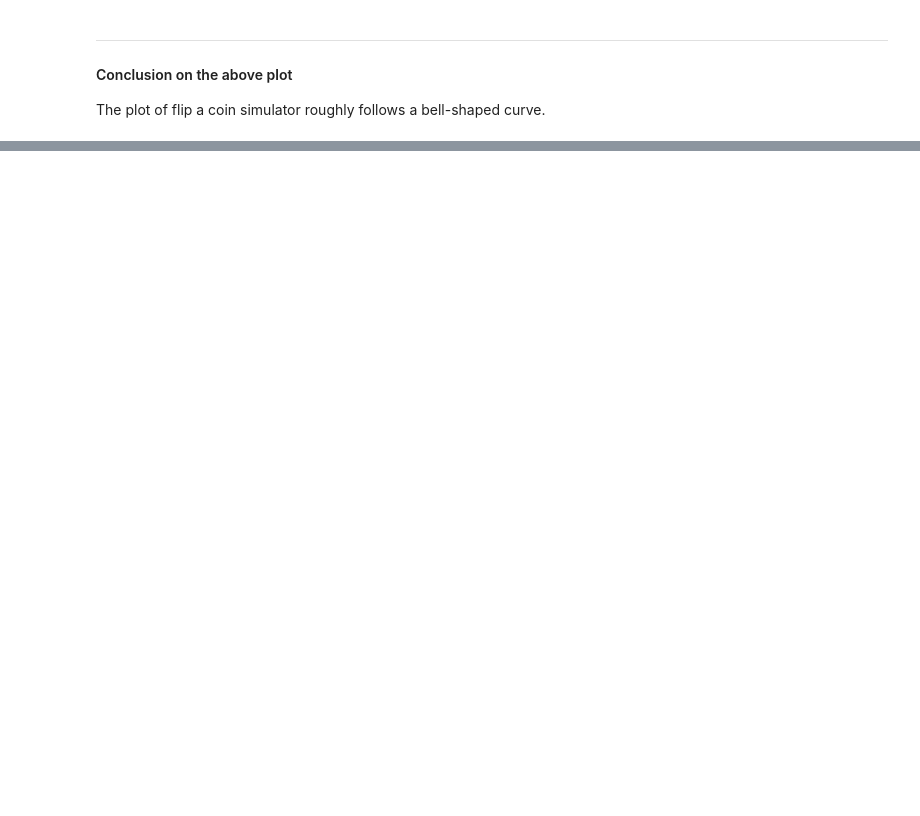
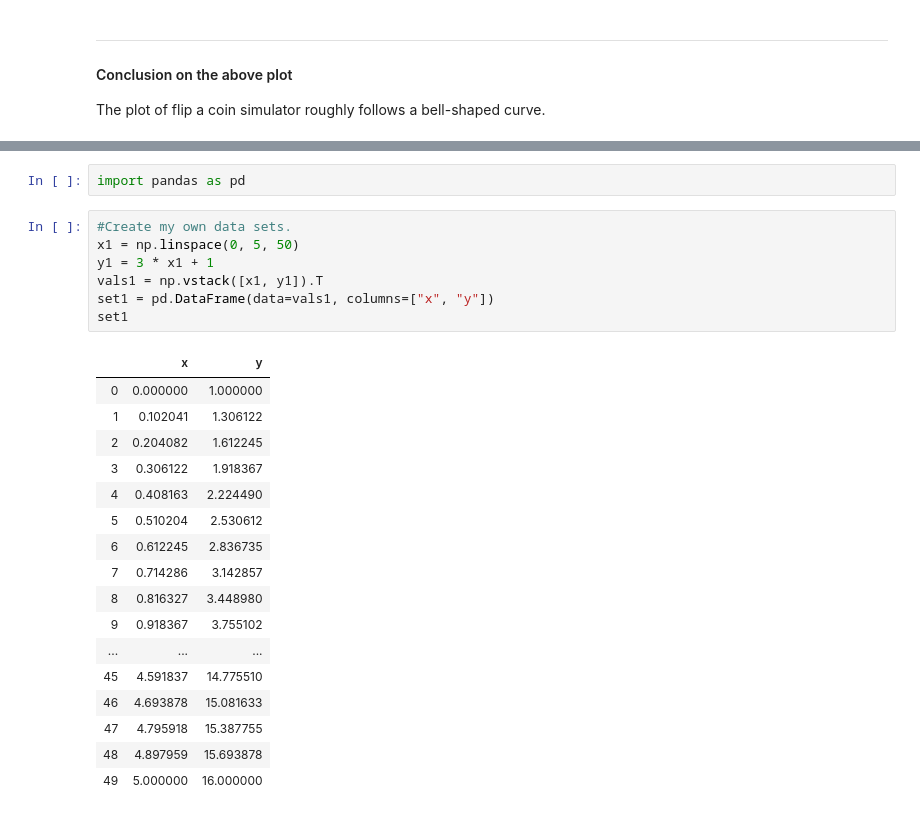
Before and after one commit to olgarozhdestvina/Fundamentals-of-Data-Analysis, a Jupyter notebook: Tasks.ipynb, the cells around one changed output, grey strips where cells are left out. Saved outputs shown, nothing was run; the diff lists cells and outputs as text; blank space fills up the shorter version.

```diff
--- a/Tasks.ipynb
+++ b/Tasks.ipynb
@@ -258,0 +278,27 @@ The plot of flip a coin simulator roughly follows a bell-shaped curve.
+# %%
+import pandas as pd
+# %%
+#Create my own data sets.
+x1 = np.linspace(0, 5, 50)
+y1 = 3 * x1 + 1
+vals1 = np.vstack([x1, y1]).T
+set1 = pd.DataFrame(data=vals1, columns=["x", "y"])
+set1
+# %% [output]
+|  | x | y |
+| 0 | 0.000000 | 1.000000 |
+| 1 | 0.102041 | 1.306122 |
+| 2 | 0.204082 | 1.612245 |
+| 3 | 0.306122 | 1.918367 |
+| 4 | 0.408163 | 2.224490 |
+| 5 | 0.510204 | 2.530612 |
+| 6 | 0.612245 | 2.836735 |
+| 7 | 0.714286 | 3.142857 |
+| 8 | 0.816327 | 3.448980 |
+| 9 | 0.918367 | 3.755102 |
+| ... | ... | ... |
+| 45 | 4.591837 | 14.775510 |
+| 46 | 4.693878 | 15.081633 |
+| 47 | 4.795918 | 15.387755 |
+| 48 | 4.897959 | 15.693878 |
+| 49 | 5.000000 | 16.000000 |
```
Also changed, not shown: parts of 15 cells of this notebook, 1 other file.
